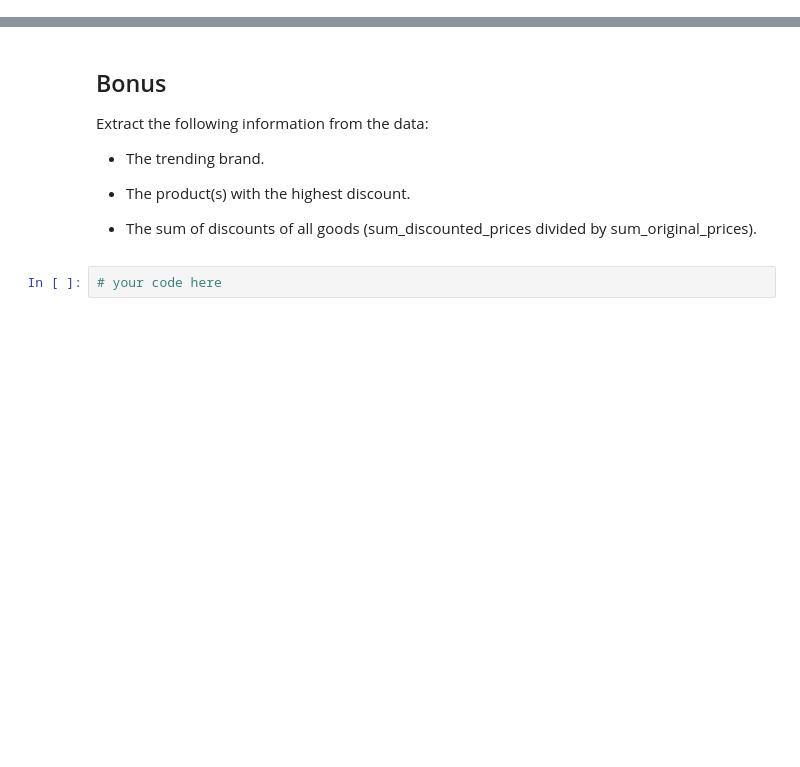
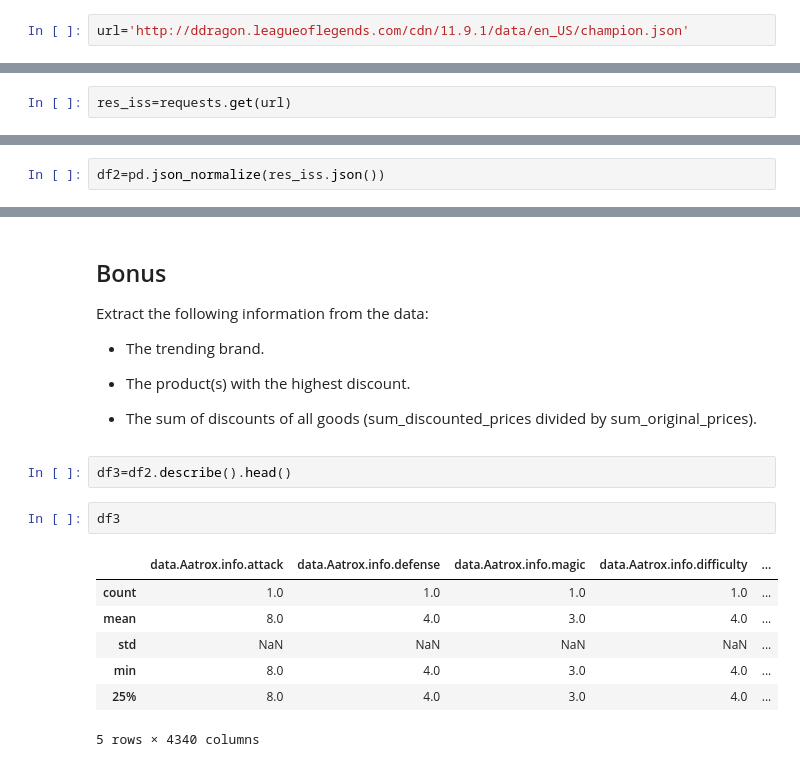
Before and after one commit to Ironhack-Data-Madrid-Abril-2021/lab_parsing_api, a Jupyter notebook: your-code/main.ipynb, the cells around one changed output, grey strips where cells are left out. Saved outputs shown, nothing was run; the diff lists cells and outputs as text; blank space fills up the shorter version.

```diff
--- a/your-code/main.ipynb
+++ b/your-code/main.ipynb
@@ -23,0 +143,2 @@ from pandas.io.json import json_normalize
+# %%
+url='http://ddragon.leagueoflegends.com/cdn/11.9.1/data/en_US/champion.json'
@@ -23,0 +151,2 @@ from pandas.io.json import json_normalize
+# %%
+res_iss=requests.get(url)
@@ -23,0 +186,2 @@ from pandas.io.json import json_normalize
+# %%
+df2=pd.json_normalize(res_iss.json())
@@ -49,5 +257,15 @@ Extract the following information from the data:
 * The product(s) with the highest discount.
 
 * The sum of discounts of all goods (sum_discounted_prices divided by sum_original_prices).
-# %%
-# your code here
+# %%
+df3=df2.describe().head()
+# %%
+df3
+# %% [output]
+|  | data.Aatrox.info.attack | data.Aatrox.info.defense | data.Aatrox.info.magic | data.Aatrox.info.difficulty | ... |
+| count | 1.0 | 1.0 | 1.0 | 1.0 | ... |
+| mean | 8.0 | 4.0 | 3.0 | 4.0 | ... |
+| std | NaN | NaN | NaN | NaN | ... |
+| min | 8.0 | 4.0 | 3.0 | 4.0 | ... |
+| 25% | 8.0 | 4.0 | 3.0 | 4.0 | ... |
+5 rows × 4340 columns
```
Also changed, not shown: parts of 19 cells of this notebook.
